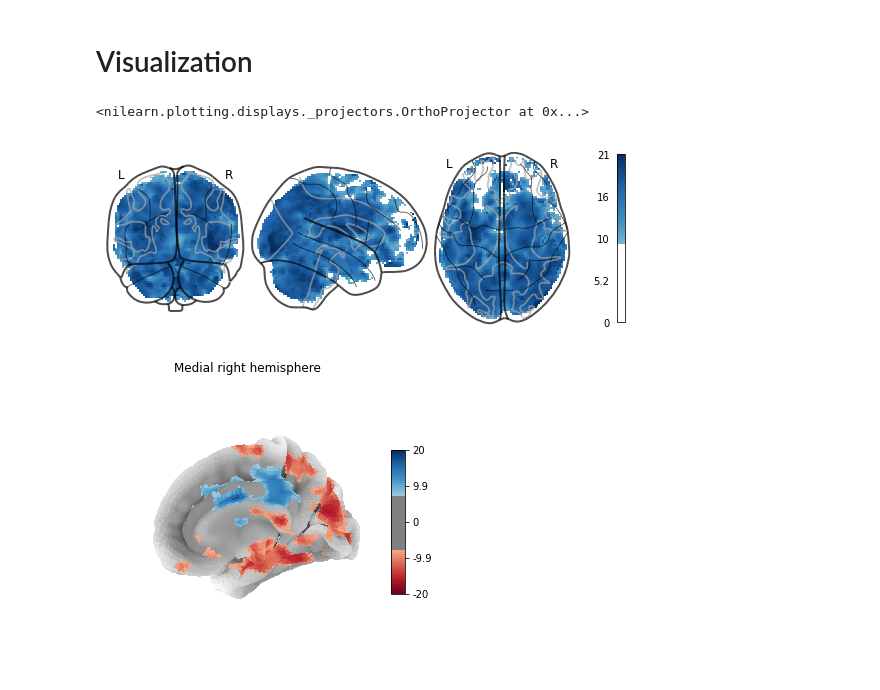
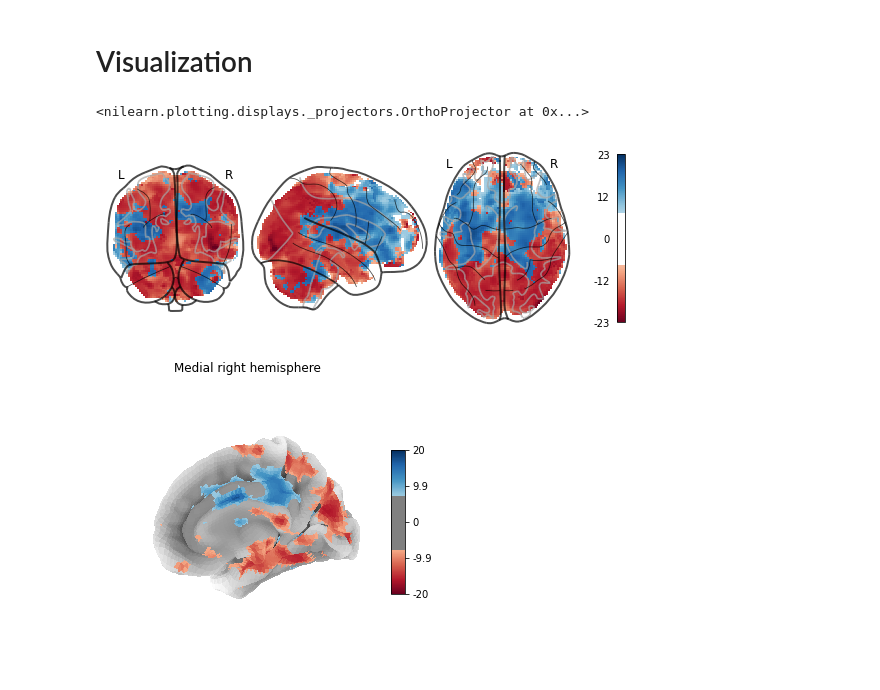
Before and after one commit to UWCCDL/ProcVsDecl, a Jupyter notebook: analysis2/tfMRI_results/generate_afni_code.ipynb, the cells around one changed output. Cells and saved outputs as stored; diff of their text form; code cells hidden in the pictures.

```diff
--- a/analysis2/tfMRI_results/generate_afni_code.ipynb
+++ b/analysis2/tfMRI_results/generate_afni_code.ipynb
@@ -127,10 +128,10 @@ with open("weighted_ttest.sh", "w") as f:
 # %% [markdown]
 # Visualization
 # %%
-plotting.plot_glass_brain("weighted_results_win_gt_loss.nii", threshold=10, cmap="RdBu", colorbar=True)
+plotting.plot_glass_brain("weighted_results_win_gt_loss.nii", threshold=7.5, cmap="RdBu", colorbar=True, plot_abs=False)
 # %% [output]
 <nilearn.plotting.displays._projectors.OrthoProjector at 0x...>
-[figure, old version]
+[figure, new version]
 # %%
 from nilearn import datasets
 from nilearn import surface
```
Also changed, not shown: parts of 5 cells of this notebook, 46 other files.
